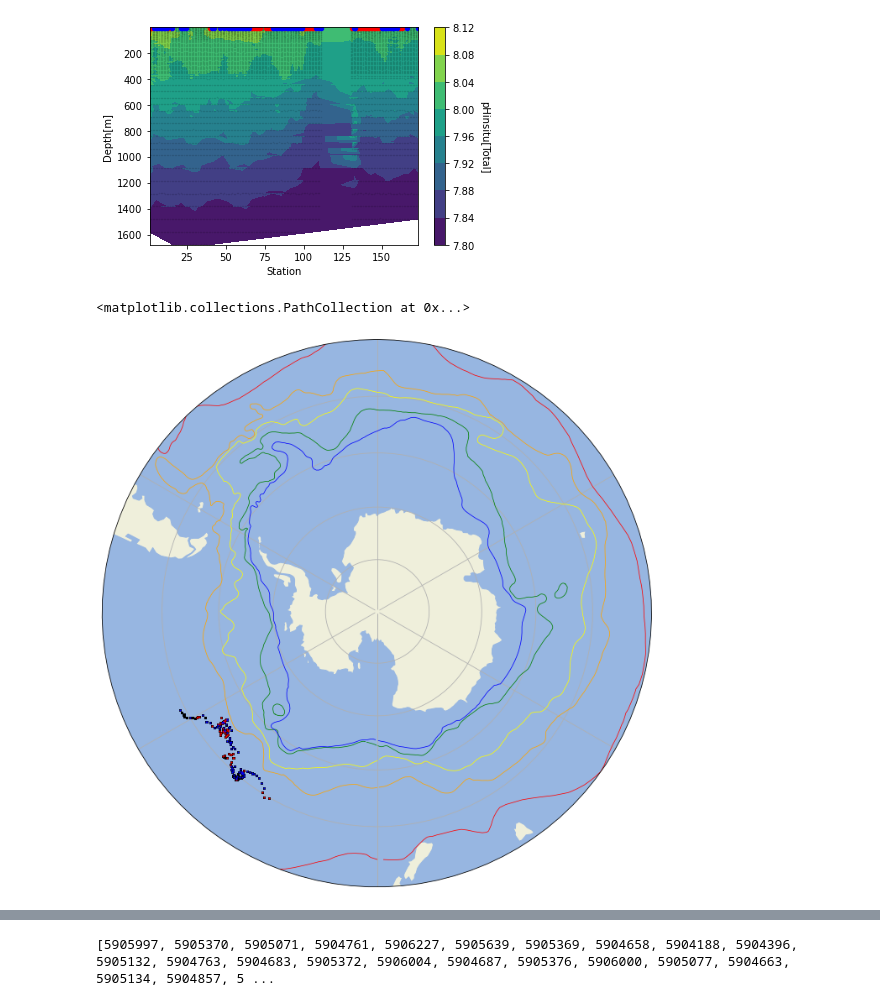
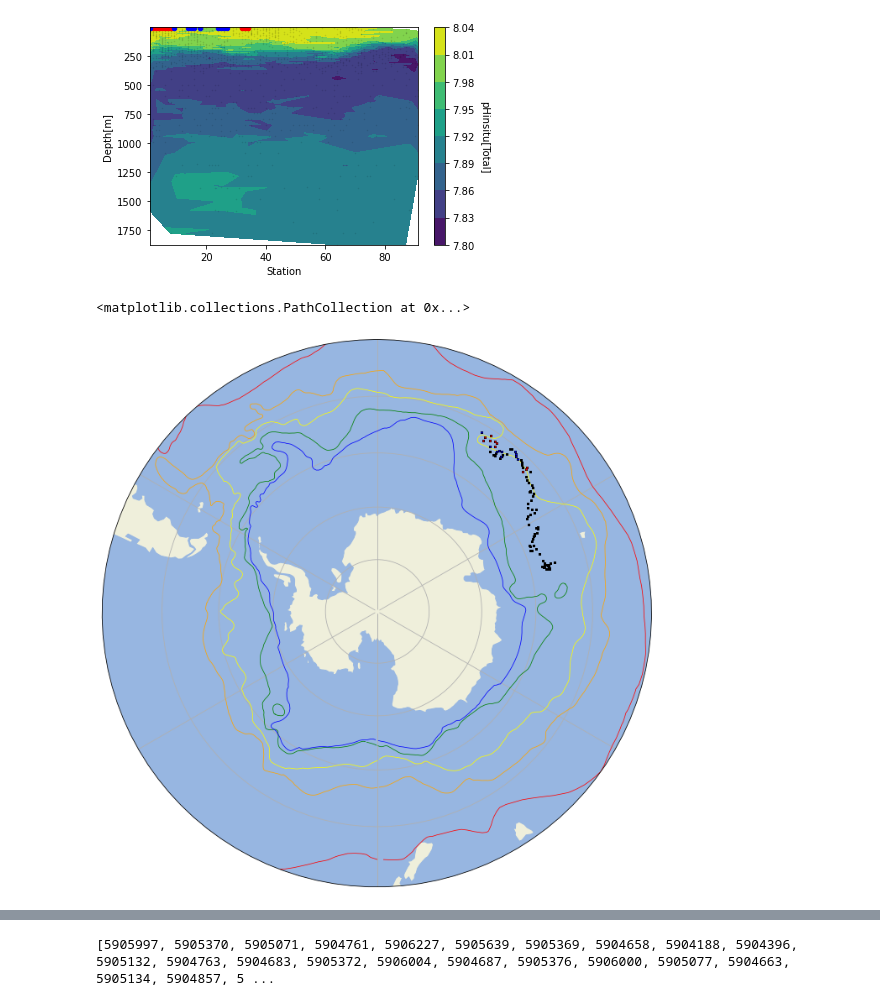
Before and after one commit to Williams-OBGC-Lab/SOCCOM_eddy, a Jupyter notebook: eddy_contour_plots.ipynb, the cells around one changed output, grey strips where cells are left out. Drawn from its saved outputs; the diff is of its cells as text; code cells hidden in the pictures.

```diff
--- a/eddy_contour_plots.ipynb
+++ b/eddy_contour_plots.ipynb
@@ -104,14 +104,14 @@ def ctr_plot (df, df_eddy, float_ID, x_var, y_var, z_var,):
 
     return plt.show(), eddy_ID_cyclonic, eddy_ID_anticyclonic
 # %%
-float_ID = 5904188
+float_ID = 5906030
 x_var = 'Station'
 y_var = 'Depth[m]'
 z_var = pH
 
 test = ctr_plot(SOCCOM, SOCCOM_eddy, float_ID, x_var, y_var, z_var)
 # %% [output]
-[figure, old version]
+[figure, new version]
 # %%
 #Define orsi fronts
 def load_orsi_fronts(data_dir):
@@ -160,7 +160,7 @@ plt.scatter(eddy_ID_cyclonic['Lon [°E]'], eddy_ID_cyclonic['Lat [°N]'],c='red'
 plt.scatter(eddy_ID_anticyclonic['Lon [°E]'], eddy_ID_anticyclonic['Lat [°N]'],c='blue', edgecolor = 'blue', transform=ccrs.PlateCarree(), s=1, zorder=1001)
 # %% [output]
 <matplotlib.collections.PathCollection at 0x...>
-[figure, old version]
+[figure, new version]
 # %%
 floatID_ed = SOCCOM_eddy['Cruise'].unique()  # cruise col is float_id
 
```
Also changed, not shown: parts of 11 cells of this notebook.
